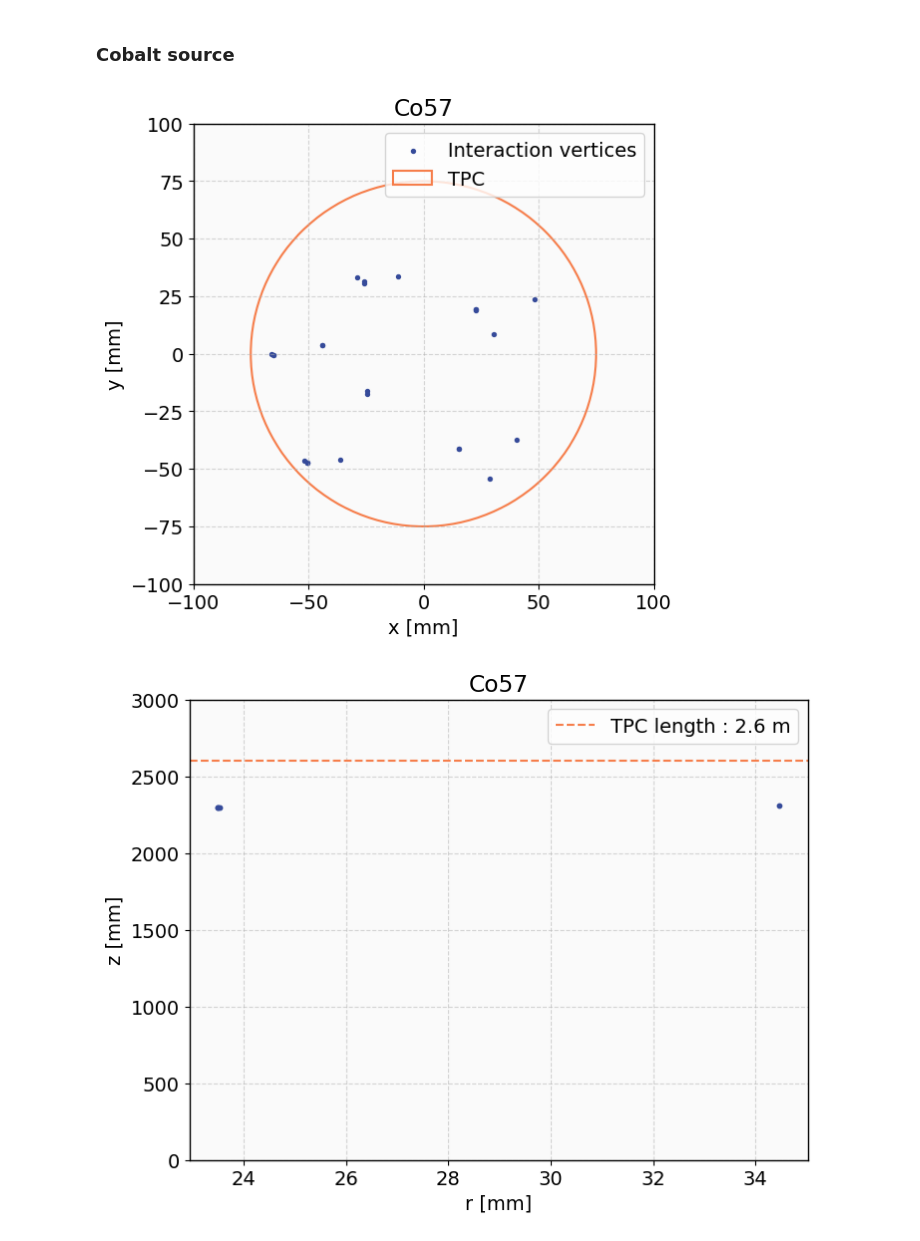
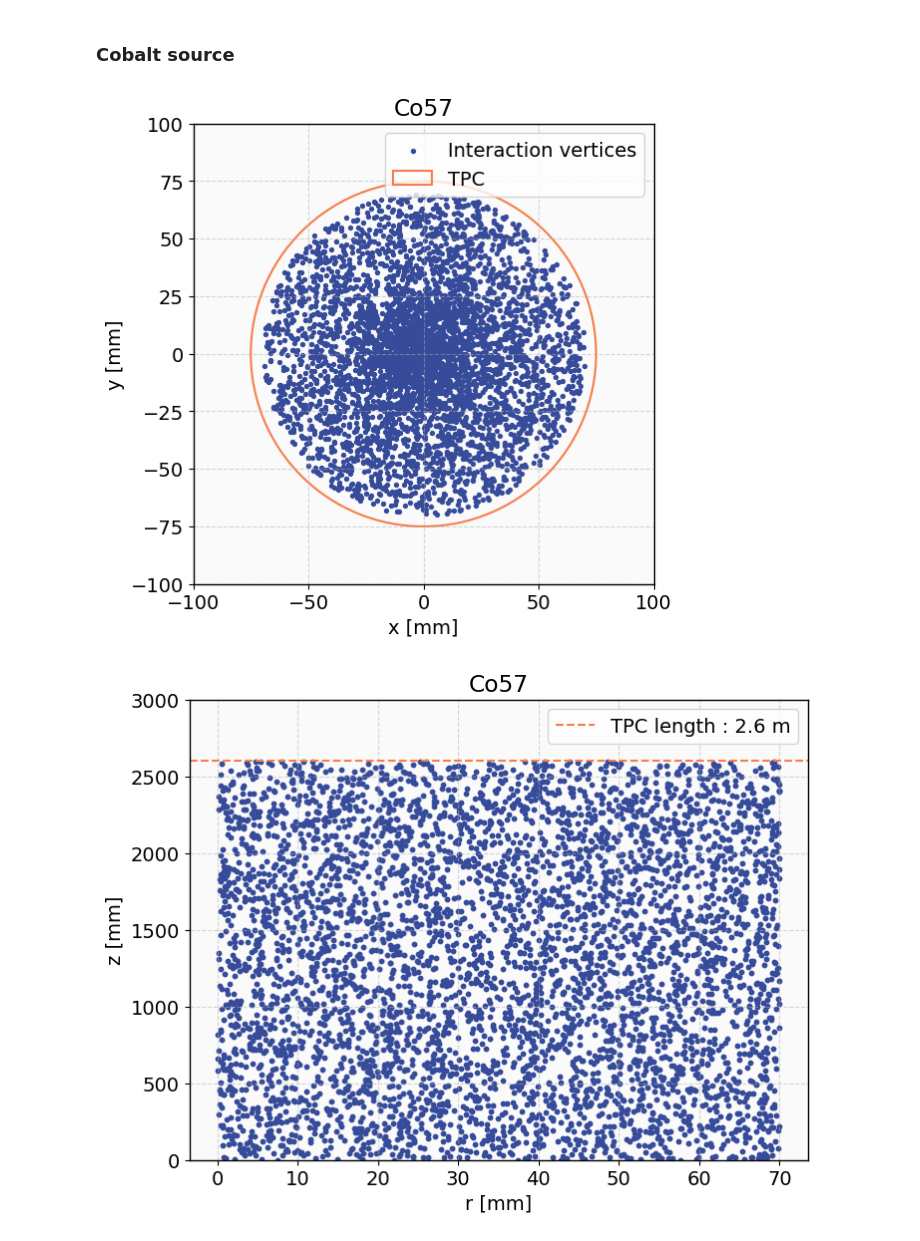
Before and after one commit to sanaouahada/Sources, a Jupyter notebook: test_plot_sources.ipynb, the cells around one changed output. Saved outputs shown, nothing was run; the diff lists cells and outputs as text; code cells hidden in the pictures.

```diff
--- a/test_plot_sources.ipynb
+++ b/test_plot_sources.ipynb
@@ -38,10 +38,11 @@ pse.plot_energy_spectrum(barium, "Ba133")
 # %% [markdown]
 ### Cobalt source
 # %%
-cobalt = pse.load_data('data/Co57_ideal.csv')
+cobalt = pse.load_data('data/Co57_expanded5k.csv')
 
 pse.plot_xy(cobalt, "Co57")
 pse.plot_rz(cobalt, "Co57")
+pse.plot_energy_spectrum(cobalt, "Co57")
 # %% [output]
-[figure, old version]
+[figure, new version]
-[figure, old version]
+[figure, new version]
```
Also changed, not shown: parts of 5 cells of this notebook.
